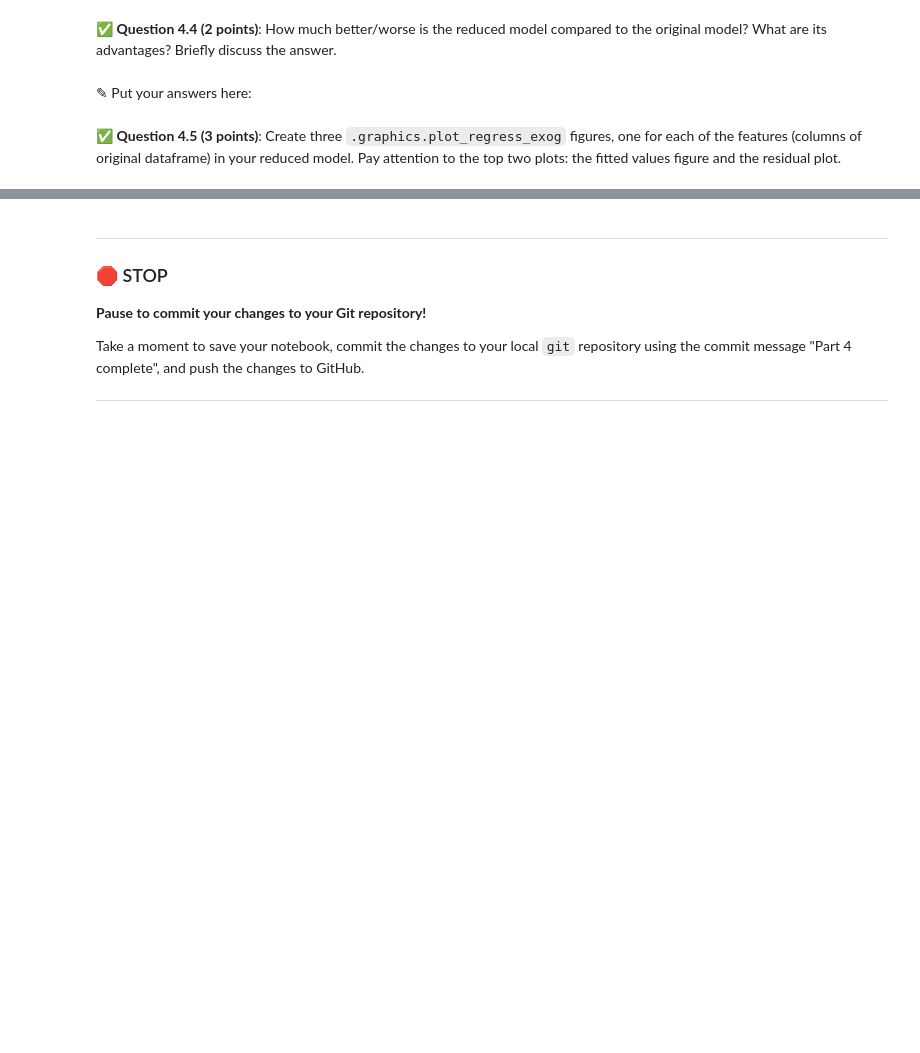
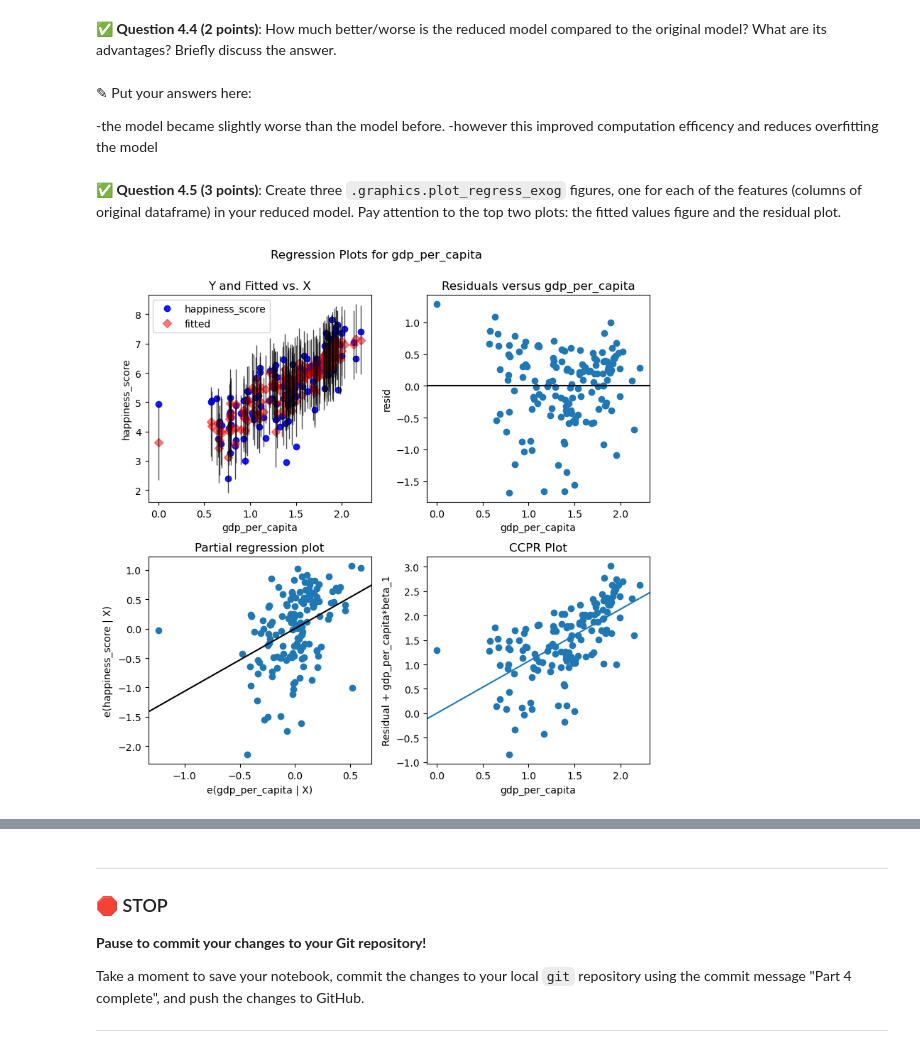
Before and after one commit to renn463/cmse202-s24-turnin, a Jupyter notebook: hw-03/HW-03_Regression-S24-STUDENT.ipynb, the cells around one changed output, grey strips where cells are left out. Drawn from its saved outputs; the diff is of its cells as text; code cells hidden in the pictures; blank space fills up the shorter version.

```diff
--- a/hw-03/HW-03_Regression-S24-STUDENT.ipynb
+++ b/hw-03/HW-03_Regression-S24-STUDENT.ipynb
@@ -380,0 +410,14 @@ In this part, we'll use multiple features to do predictions.
+# %%
+y2 = whr23['happiness_score']
+
+x2 = whr23[['gdp_per_capita',
+          'healthy_life_expectancy',
+          'freedom_to_make_life_choices',
+          'generosity']]
+x2_with_cnst = sm.add_constant(x2)
+
+model2 = sm.OLS(y2,x2_with_cnst)
+results2 = model2.fit()
+
+print(results2.summary())
+print(results2.params)
@@ -392,0 +460,12 @@ In this part, we'll use multiple features to do predictions.
+# %%
+y11 = whr22['happiness_score']
+
+x11 = whr22[['gdp_per_capita',
+          'healthy_life_expectancy',
+          'freedom_to_make_life_choices']]
+x11_with_cnst = sm.add_constant(x11)
+
+model11 = sm.OLS(y11,x11_with_cnst)
+results11 = model11.fit()
+print(results1.summary())
+print(results1.params)
@@ -392,0 +490,13 @@ In this part, we'll use multiple features to do predictions.
+# %%
+y22 = whr23['happiness_score']
+
+x22 = whr23[['gdp_per_capita',
+          'healthy_life_expectancy',
+          'freedom_to_make_life_choices']]
+x22_with_cnst = sm.add_constant(x22)
+
+model22 = sm.OLS(y22,x22_with_cnst)
+results22 = model22.fit()
+
+print(results22.summary())
+print(results22.params)
@@ -394,5 +522,8 @@ In this part, we'll use multiple features to do predictions.
 &#9989;  **Question 4.4 (2 points)**: How much better/worse is the reduced model compared to the original model? What are its advantages? Briefly discuss the answer.
 # %% [markdown]
 <font size=+3>&#9998;</font> Put your answers here:
+
+-the model became slightly worse than the model before.
+-however this improved computation efficency and reduces overfitting the model
 # %% [markdown]
 &#9989;  **Question 4.5 (3 points)**: Create three `.graphics.plot_regress_exog` figures, one for each of the features (columns of original dataframe) in your reduced model. Pay attention to the top two plots: the fitted values figure and the residual plot.
@@ -400,0 +530,6 @@ In this part, we'll use multiple features to do predictions.
+# %%
+#whr2022
+fig = plt.figure(figsize = (8,8))
+fig = sm.graphics.plot_regress_exog(results1, 'gdp_per_capita', fig = fig)
+# %% [output]
+[figure, added]
```
Also changed, not shown: parts of 15 cells of this notebook.
